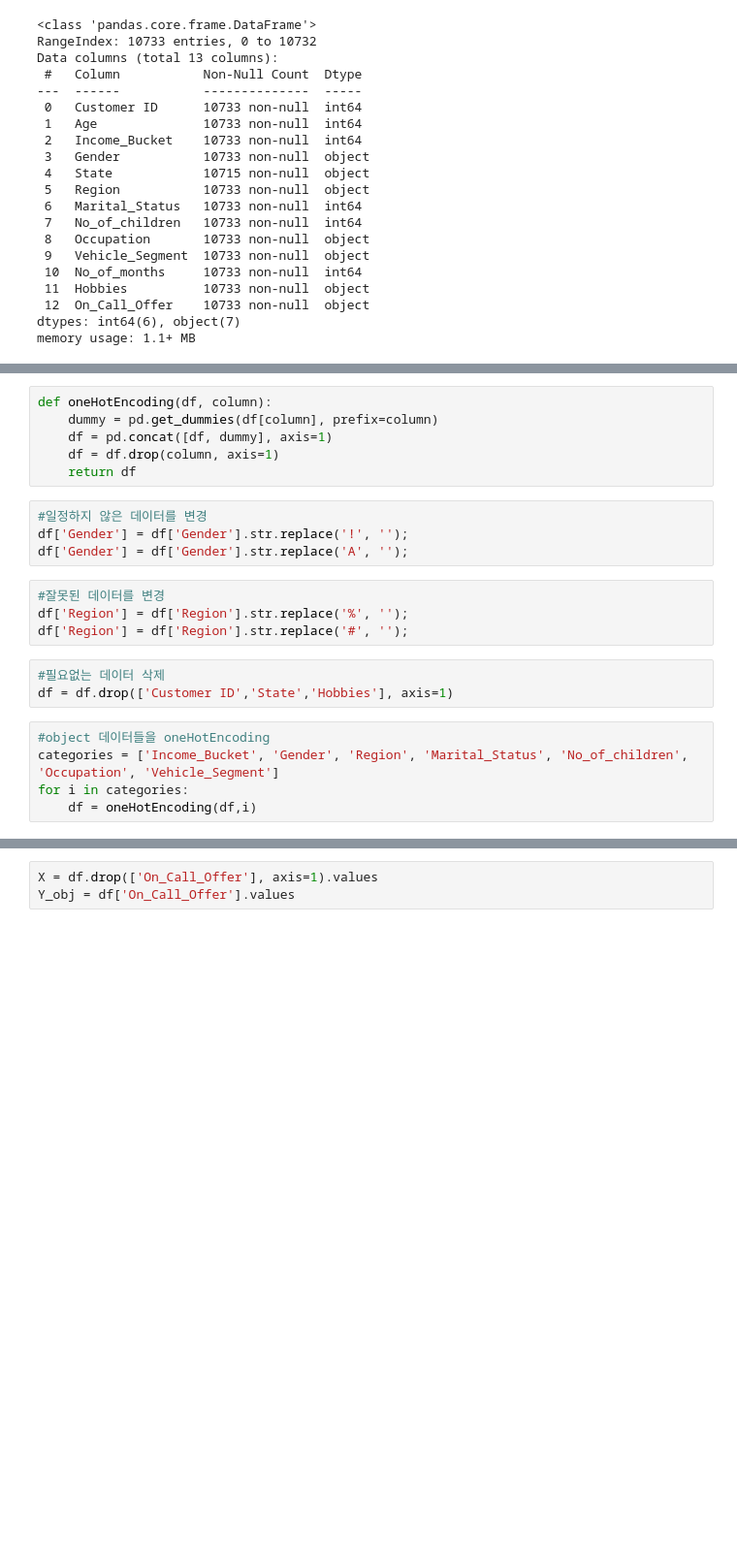
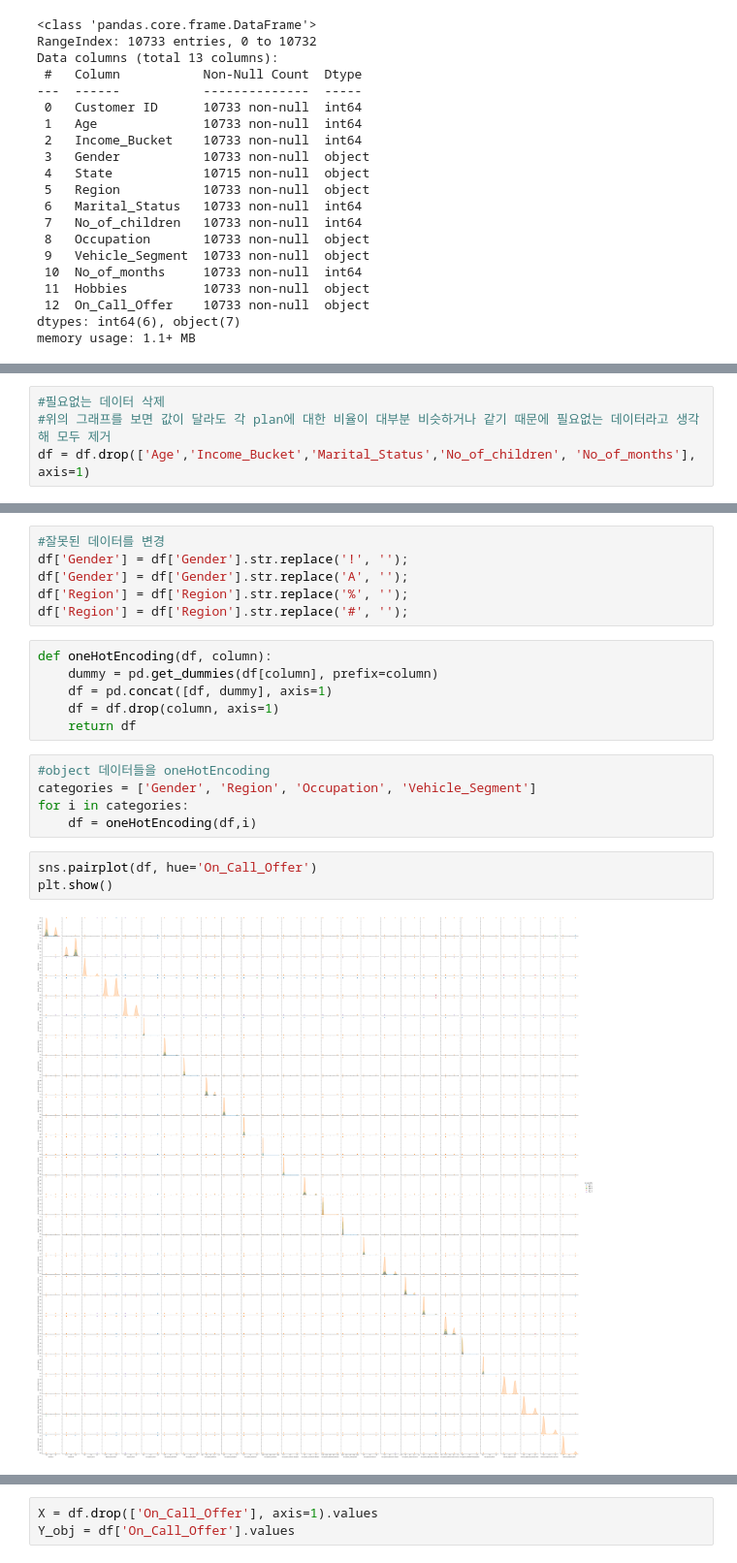
Before and after one commit to Juhan324/3-2-AI-project, a Jupyter notebook: AI project/Automobile customer multi-classification/Automobile Customer.ipynb, the cells around one changed output, grey strips where cells are left out. Shown at 97% size. Cells and saved outputs as stored; diff of their text form; blank space fills up the shorter version.

```diff
--- a/AI project/Automobile customer multi-classification/Automobile Customer.ipynb
+++ b/AI project/Automobile customer multi-classification/Automobile Customer.ipynb
@@ -65,0 +88,4 @@ memory usage: 1.1+ MB
+# %%
+#필요없는 데이터 삭제
+#위의 그래프를 보면 값이 달라도 각 plan에 대한 비율이 대부분 비슷하거나 같기 때문에 필요없는 데이터라고 생각해 모두 제거
+df = df.drop(['Age','Income_Bucket','Marital_Status','No_of_children', 'No_of_months'], axis=1)
@@ -66,23 +107,23 @@ memory usage: 1.1+ MB
+# %%
+#잘못된 데이터를 변경
+df['Gender'] = df['Gender'].str.replace('!', '');
+df['Gender'] = df['Gender'].str.replace('A', '');
+df['Region'] = df['Region'].str.replace('%', '');
+df['Region'] = df['Region'].str.replace('#', '');
 # %%
 def oneHotEncoding(df, column):
     dummy = pd.get_dummies(df[column], prefix=column)
     df = pd.concat([df, dummy], axis=1)
     df = df.drop(column, axis=1)
     return df
-# %%
-#일정하지 않은 데이터를 변경
-df['Gender'] = df['Gender'].str.replace('!', '');
-df['Gender'] = df['Gender'].str.replace('A', '');
-# %%
-#잘못된 데이터를 변경
-df['Region'] = df['Region'].str.replace('%', '');
-df['Region'] = df['Region'].str.replace('#', '');
-# %%
-#필요없는 데이터 삭제
-df = df.drop(['Customer ID','State','Hobbies'], axis=1)
 # %%
 #object 데이터들을 oneHotEncoding
-categories = ['Income_Bucket', 'Gender', 'Region', 'Marital_Status', 'No_of_children', 'Occupation', 'Vehicle_Segment']
+categories = ['Gender', 'Region', 'Occupation', 'Vehicle_Segment']
 for i in categories:
     df = oneHotEncoding(df,i)
+# %%
+sns.pairplot(df, hue='On_Call_Offer')
+plt.show()
+# %% [output]
+[figure, added]
 # %%
```
Also changed, not shown: parts of 10 cells of this notebook, 1 other file.
